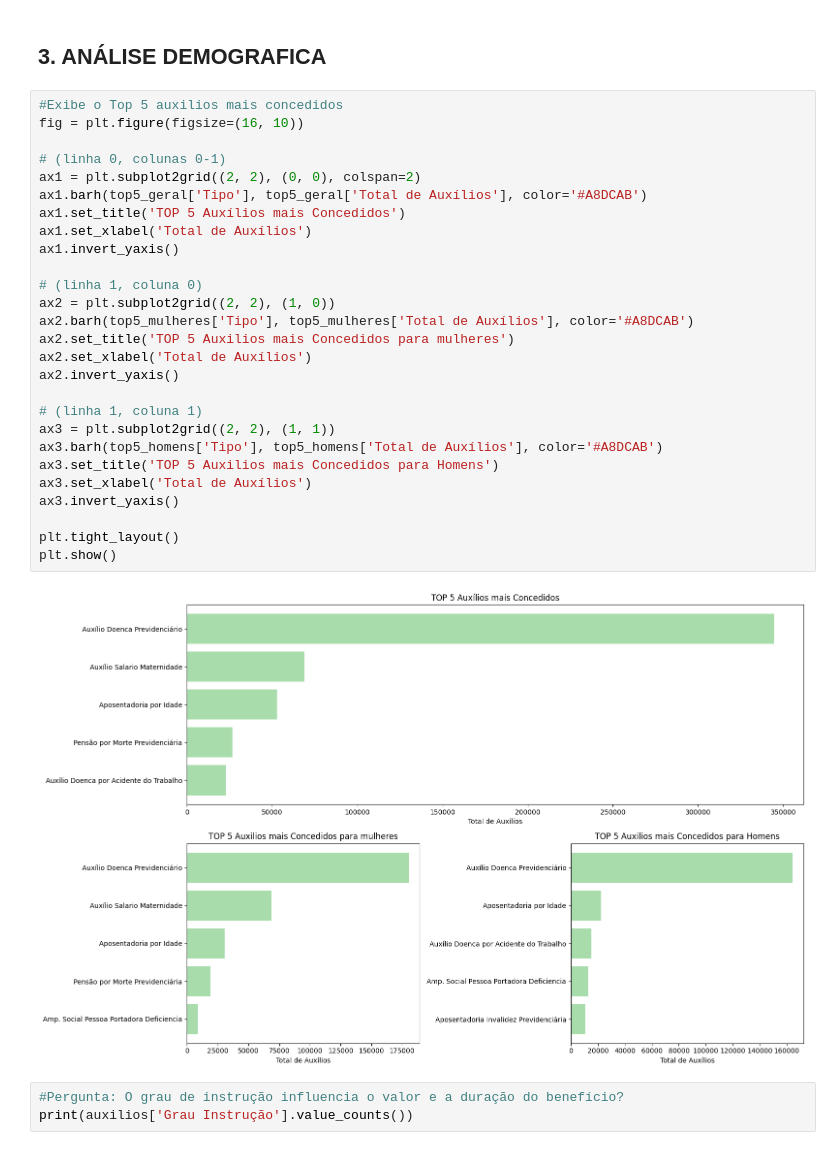
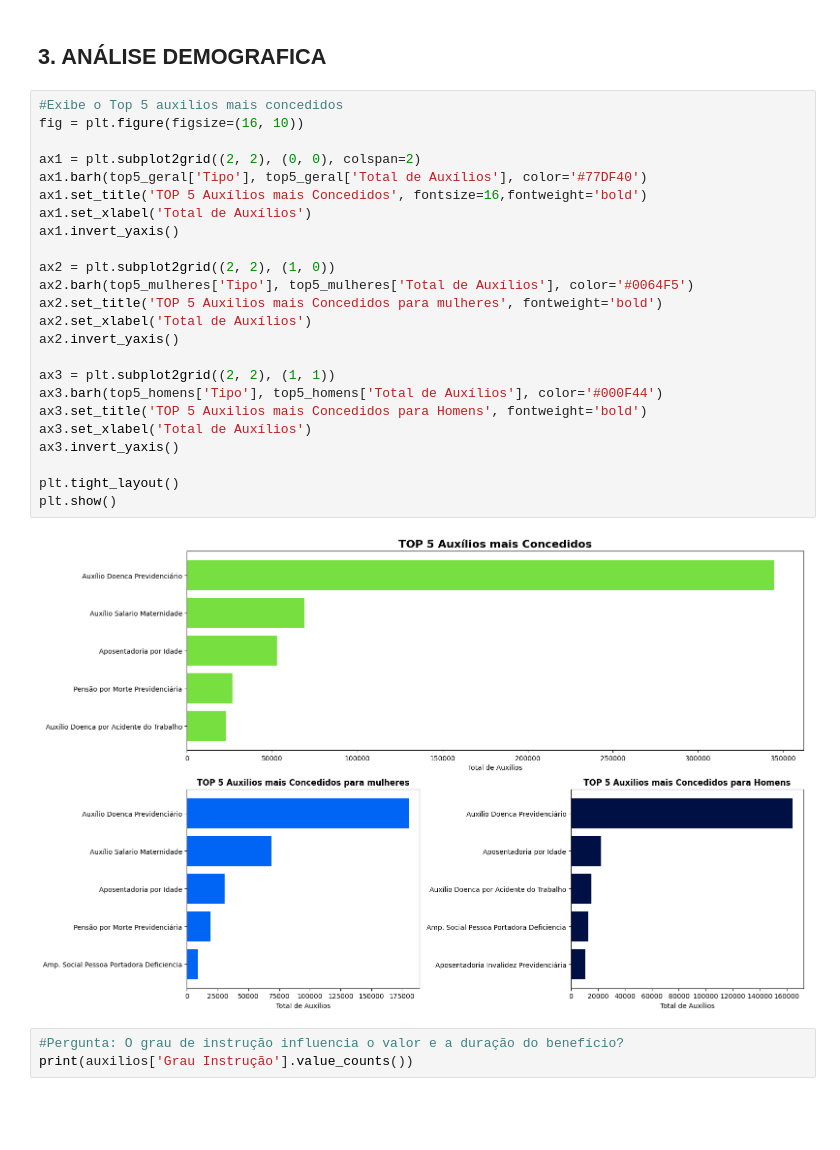
Before and after one commit to Estressei/ProjetoTrilhaDados, a Jupyter notebook: main.ipynb, the cells around one changed output. Drawn from its saved outputs; the diff is of its cells as text; blank space fills up the shorter version.

```diff
--- a/main.ipynb
+++ b/main.ipynb
@@ -891,32 +862,29 @@ Passing `palette` without assigning `hue` is deprecated and will be removed in v
 # %%
 #Exibe o Top 5 auxilios mais concedidos
 fig = plt.figure(figsize=(16, 10))
 
-# (linha 0, colunas 0-1)
 ax1 = plt.subplot2grid((2, 2), (0, 0), colspan=2)
-ax1.barh(top5_geral['Tipo'], top5_geral['Total de Auxílios'], color='#A8DCAB')
-ax1.set_title('TOP 5 Auxílios mais Concedidos')
+ax1.barh(top5_geral['Tipo'], top5_geral['Total de Auxílios'], color='#77DF40')
+ax1.set_title('TOP 5 Auxílios mais Concedidos', fontsize=16,fontweight='bold')
 ax1.set_xlabel('Total de Auxílios')
 ax1.invert_yaxis()
 
-# (linha 1, coluna 0)
 ax2 = plt.subplot2grid((2, 2), (1, 0))
-ax2.barh(top5_mulheres['Tipo'], top5_mulheres['Total de Auxílios'], color='#A8DCAB')
-ax2.set_title('TOP 5 Auxilios mais Concedidos para mulheres')
+ax2.barh(top5_mulheres['Tipo'], top5_mulheres['Total de Auxílios'], color='#0064F5')
+ax2.set_title('TOP 5 Auxilios mais Concedidos para mulheres', fontweight='bold')
 ax2.set_xlabel('Total de Auxílios')
 ax2.invert_yaxis()
 
-# (linha 1, coluna 1)
 ax3 = plt.subplot2grid((2, 2), (1, 1))
-ax3.barh(top5_homens['Tipo'], top5_homens['Total de Auxílios'], color='#A8DCAB')
-ax3.set_title('TOP 5 Auxilios mais Concedidos para Homens')
+ax3.barh(top5_homens['Tipo'], top5_homens['Total de Auxílios'], color='#000F44')
+ax3.set_title('TOP 5 Auxilios mais Concedidos para Homens', fontweight='bold')
 ax3.set_xlabel('Total de Auxílios')
 ax3.invert_yaxis()
 
 plt.tight_layout()
 plt.show()
 # %% [output]
-[figure, old version]
+[figure, new version]
 # %%
 #Pergunta: O grau de instrução influencia o valor e a duração do benefício?
 print(auxilios['Grau Instrução'].value_counts())
```
Also changed, not shown: parts of 23 cells of this notebook, 3 other files.
